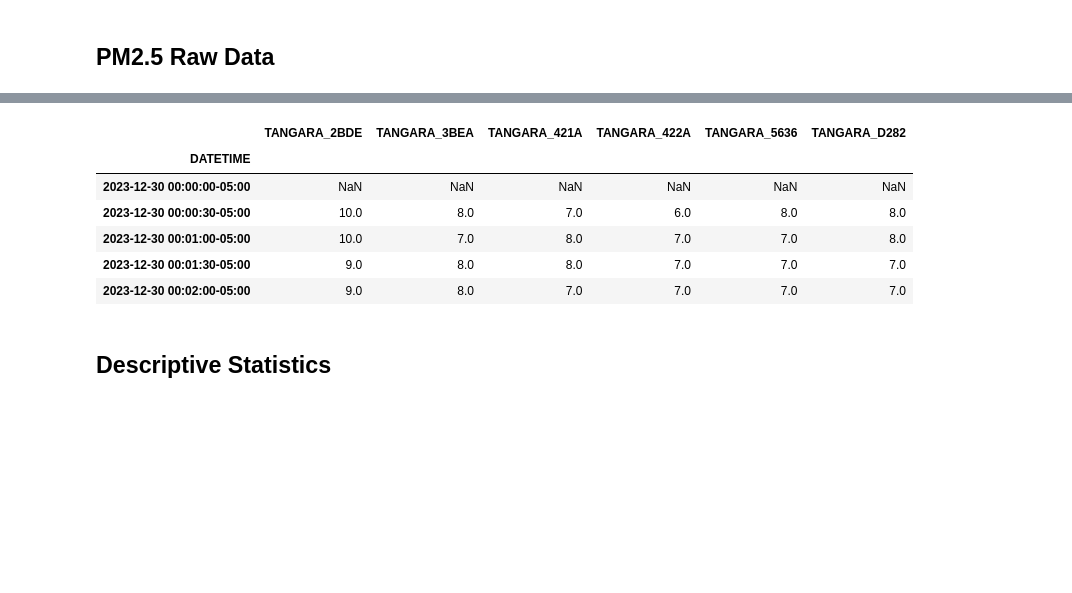
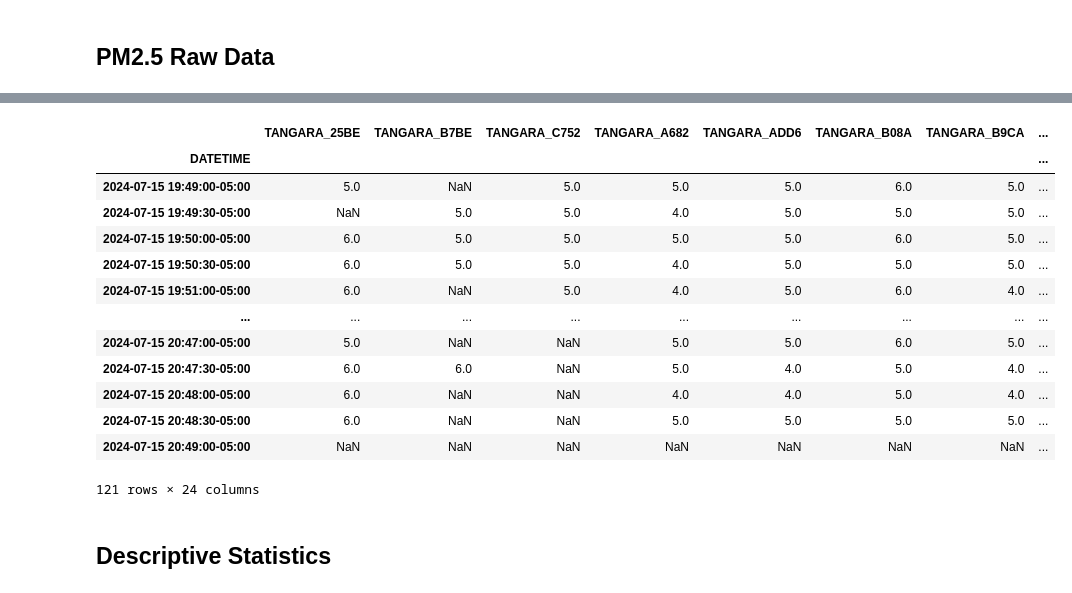
Before and after one commit to sebaxtian/tangara-evaluation, a Jupyter notebook: src/notebooks/pm25_raw.ipynb, the cells around one changed output, grey strips where cells are left out. Saved outputs shown, nothing was run; the diff lists cells and outputs as text; code cells hidden in the pictures; blank space fills up the shorter version.

Commit message:
Refactoring code to validate 28 new sensors

```diff
--- a/src/notebooks/pm25_raw.ipynb
+++ b/src/notebooks/pm25_raw.ipynb
@@ -18,0 +35,6 @@ AQI: 102, Measure Level: MeasureLevels.UNHEALTHY_FOR_SENSITIVE_GROUPS, Range Val
+# %%
+# Load Tangara Targets
+df_targets = df_from_csv("targets.csv", datafolder='2_features', dtindex=False)
+print(f"Total Tangara Sensor Targets: {len(df_targets)}")
+
+df_targets
@@ -18,0 +63,6 @@ AQI: 102, Measure Level: MeasureLevels.UNHEALTHY_FOR_SENSITIVE_GROUPS, Range Val
+# %%
+# Tangaras from Reference and Targets
+df_tangaras = pd.concat([df_reference, df_targets], ignore_index=True)
+print(f"Total Tangara Sensors: {len(df_tangaras)}")
+
+df_tangaras
@@ -19,9 +88,2 @@ AQI: 102, Measure Level: MeasureLevels.UNHEALTHY_FOR_SENSITIVE_GROUPS, Range Val
 # %% [markdown]
 ## PM2.5 Raw Data
-# %%
-# Load Tangaras
-df_tangaras = df_from_csv("tangaras.csv", dtindex=False)
-
-print(f"Total Tangara Sensors: {len(df_tangaras)}")
-
-df_tangaras.head()
@@ -37,19 +89,0 @@ Total Tangara Sensors: 16
-# %%
-# Filter by ID_TANGARA_REFERENCE and IDS_TANGARA_TARGETS
-
-# Tangara Sensor Reference
-ID_TANGARA_REFERENCE=os.getenv("ID_TANGARA_REFERENCE", None)
-# Tangara Sensors Target
-IDS_TANGARA_TARGETS=os.getenv("IDS_TANGARA_TARGETS", None)
-
-print(f"Tangara Sensor Reference: {ID_TANGARA_REFERENCE}")
-print(f"Tangara Sensors Target: {IDS_TANGARA_TARGETS}")
-
-ids = IDS_TANGARA_TARGETS.split(',') if IDS_TANGARA_TARGETS else []
-ids.append(ID_TANGARA_REFERENCE)
-
-df_tangaras = df_tangaras[df_tangaras['ID'].isin(ids)]
-
-print(f"Total Tangara Sensors: {len(df_tangaras)}")
-
-df_tangaras.head()
@@ -84,6 +108,6 @@ Group by Time: 30s
 # %%
 # PM2.5 Data Frame Sensors
 df_pm25_raw = df_data_sensors(df_tangaras, start_timestamp, end_timestamp, 'pm25', GROUP_BY_TIME)
-df_pm25_raw.head()
+df_pm25_raw
 #df_pm25_raw.shape
 # %% [output]
@@ -106,10 +131,17 @@ memory usage: 1.4 MB
-|  | TANGARA_2BDE | TANGARA_3BEA | TANGARA_421A | TANGARA_422A | TANGARA_5636 | TANGARA_D282 |
-| DATETIME |  |  |  |  |  |  |
-| 2023-12-30 00:00:00-05:00 | NaN | NaN | NaN | NaN | NaN | NaN |
-| 2023-12-30 00:00:30-05:00 | 10.0 | 8.0 | 7.0 | 6.0 | 8.0 | 8.0 |
-| 2023-12-30 00:01:00-05:00 | 10.0 | 7.0 | 8.0 | 7.0 | 7.0 | 8.0 |
-| 2023-12-30 00:01:30-05:00 | 9.0 | 8.0 | 8.0 | 7.0 | 7.0 | 7.0 |
-| 2023-12-30 00:02:00-05:00 | 9.0 | 8.0 | 7.0 | 7.0 | 7.0 | 7.0 |
+|  | TANGARA_25BE | TANGARA_B7BE | TANGARA_C752 | TANGARA_A682 | TANGARA_ADD6 | TANGARA_B08A | TANGARA_B9CA | ... |
+| DATETIME |  |  |  |  |  |  |  | ... |
+| 2024-07-15 19:49:00-05:00 | 5.0 | NaN | 5.0 | 5.0 | 5.0 | 6.0 | 5.0 | ... |
+| 2024-07-15 19:49:30-05:00 | NaN | 5.0 | 5.0 | 4.0 | 5.0 | 5.0 | 5.0 | ... |
+| 2024-07-15 19:50:00-05:00 | 6.0 | 5.0 | 5.0 | 5.0 | 5.0 | 6.0 | 5.0 | ... |
+| 2024-07-15 19:50:30-05:00 | 6.0 | 5.0 | 5.0 | 4.0 | 5.0 | 5.0 | 5.0 | ... |
+| 2024-07-15 19:51:00-05:00 | 6.0 | NaN | 5.0 | 4.0 | 5.0 | 6.0 | 4.0 | ... |
+| ... | ... | ... | ... | ... | ... | ... | ... | ... |
+| 2024-07-15 20:47:00-05:00 | 5.0 | NaN | NaN | 5.0 | 5.0 | 6.0 | 5.0 | ... |
+| 2024-07-15 20:47:30-05:00 | 6.0 | 6.0 | NaN | 5.0 | 4.0 | 5.0 | 4.0 | ... |
+| 2024-07-15 20:48:00-05:00 | 6.0 | NaN | NaN | 4.0 | 4.0 | 5.0 | 4.0 | ... |
+| 2024-07-15 20:48:30-05:00 | 6.0 | NaN | NaN | 5.0 | 5.0 | 5.0 | 5.0 | ... |
+| 2024-07-15 20:49:00-05:00 | NaN | NaN | NaN | NaN | NaN | NaN | NaN | ... |
+121 rows × 24 columns
 # %% [markdown]
 ## Descriptive Statistics
 # %%
```
Also changed, not shown: parts of 17 cells of this notebook, 9 other files.
